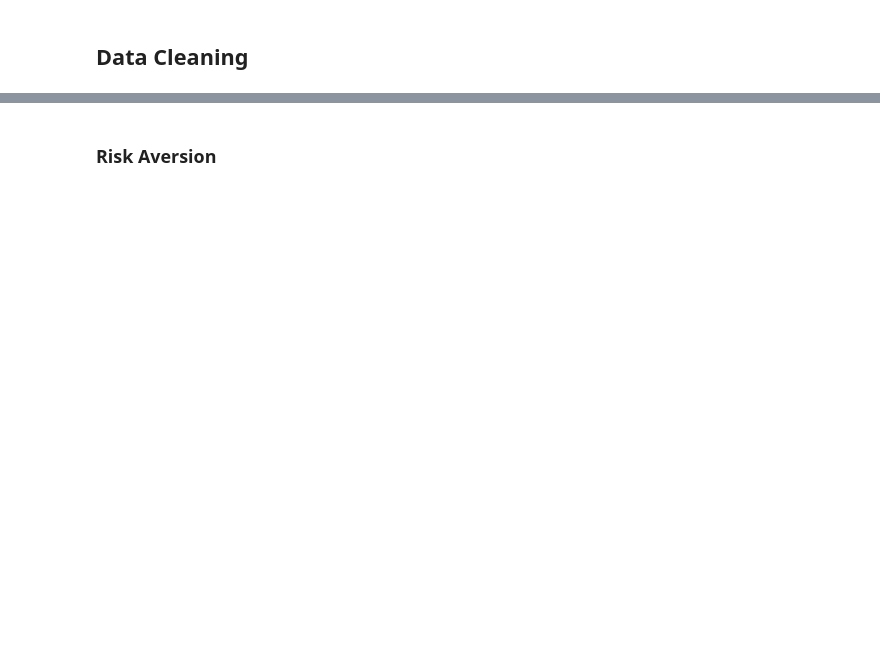
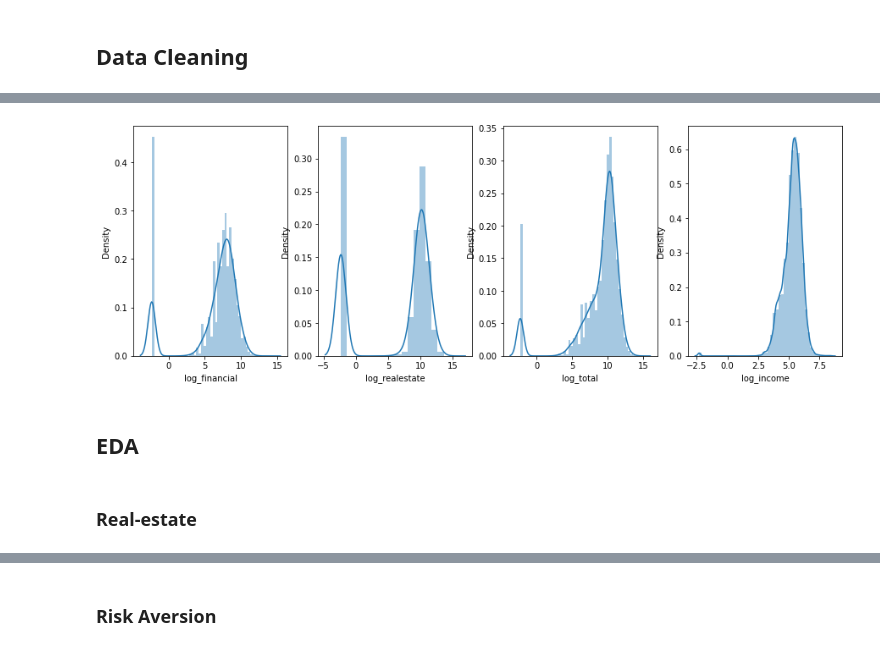
Before and after one commit to jinwls/Relative_Deprivation_Risk_Preference, a Jupyter notebook: explore.ipynb, the cells around one changed output, grey strips where cells are left out. Drawn from its saved outputs; the diff is of its cells as text; code cells hidden in the pictures; blank space fills up the shorter version.

```diff
--- a/explore.ipynb
+++ b/explore.ipynb
@@ -177,0 +284,14 @@ df = df.dropna()
+# %%
+# Distribution
+f,ax = plt.subplots(1,4,figsize=(15,5))
+sns.distplot(df.log_financial, ax=ax[0])
+sns.distplot(df.log_realestate, ax=ax[1])
+sns.distplot(df.log_total, ax=ax[2])
+sns.distplot(df.log_income, ax=ax[3])
+plt.show()
+# %% [output]
+[figure, added]
+# %% [markdown]
+## EDA
+# %% [markdown]
+### Real-estate
```
Also changed, not shown: parts of 71 cells of this notebook, 1 other file.
